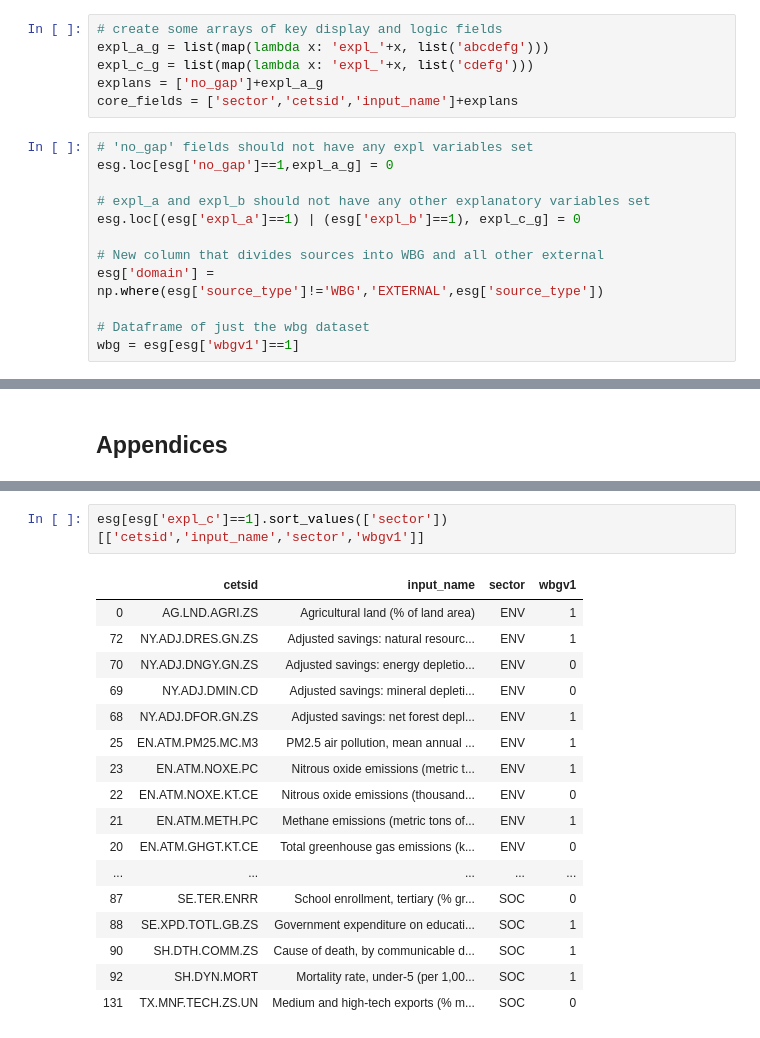
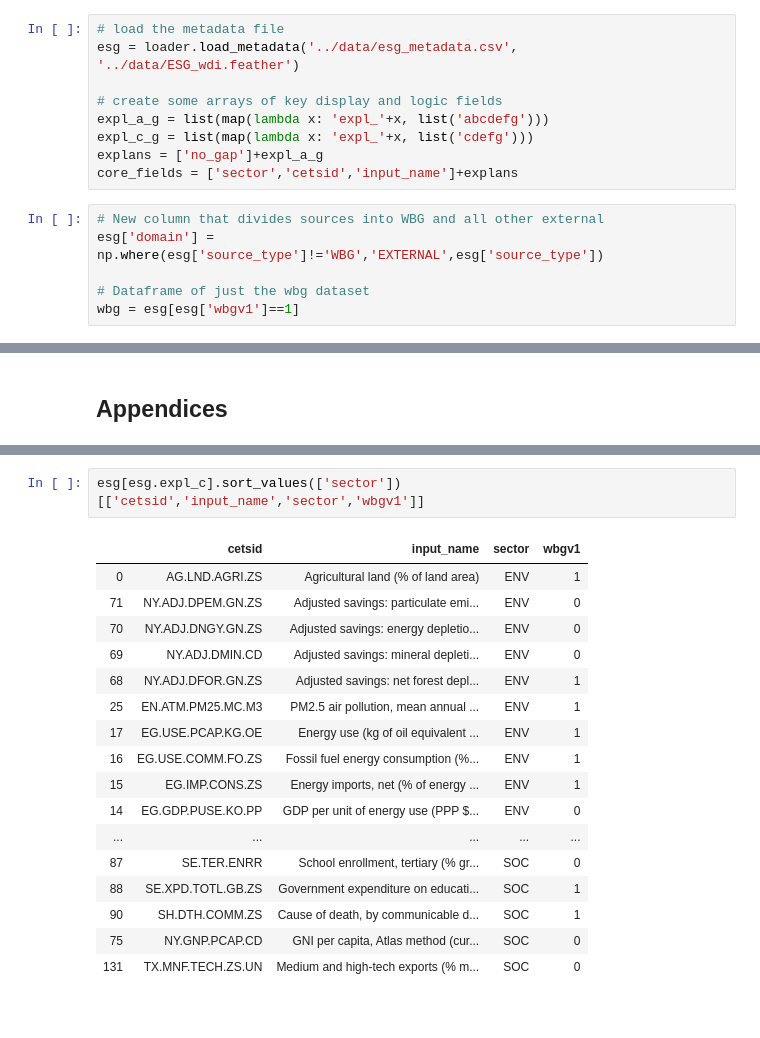
Before and after one commit to worldbank/ESG_gaps_research, a Jupyter notebook: python/summary-analysis.ipynb, the cells around one changed output, grey strips where cells are left out. Cells and saved outputs as stored; diff of their text form.

```diff
--- a/python/summary-analysis.ipynb
+++ b/python/summary-analysis.ipynb
@@ -11,16 +11,13 @@ esg = pd.read_csv('../data/esg_metadata.csv')
 # %%
+# load the metadata file
+esg = loader.load_metadata('../data/esg_metadata.csv', '../data/ESG_wdi.feather')
+
 # create some arrays of key display and logic fields
 expl_a_g = list(map(lambda x: 'expl_'+x, list('abcdefg')))
 expl_c_g = list(map(lambda x: 'expl_'+x, list('cdefg')))
 explans = ['no_gap']+expl_a_g
 core_fields = ['sector','cetsid','input_name']+explans
 # %%
-# 'no_gap' fields should not have any expl variables set
-esg.loc[esg['no_gap']==1,expl_a_g] = 0
-
-# expl_a and expl_b should not have any other explanatory variables set
-esg.loc[(esg['expl_a']==1) | (esg['expl_b']==1), expl_c_g] = 0
-
 # New column that divides sources into WBG and all other external
 esg['domain'] = np.where(esg['source_type']!='WBG','EXTERNAL',esg['source_type'])
 
@@ -257,23 +256,23 @@ esg[esg['expl_b']==1].sort_values(['sector'])[['cetsid','input_name','sector','w
 | 66 | NW.NCA.SAGA.TO | Natural capital, subsoil assets: ... | ENV | 0 |
 | 67 | NW.NCA.SAOI.TO | Natural capital, subsoil assets: ... | ENV | 0 |
 # %%
-esg[esg['expl_c']==1].sort_values(['sector'])[['cetsid','input_name','sector','wbgv1']]
+esg[esg.expl_c].sort_values(['sector'])[['cetsid','input_name','sector','wbgv1']]
 # %% [output]
 |  | cetsid | input_name | sector | wbgv1 |
 | 0 | AG.LND.AGRI.ZS | Agricultural land (% of land area) | ENV | 1 |
-| 72 | NY.ADJ.DRES.GN.ZS | Adjusted savings: natural resourc... | ENV | 1 |
+| 71 | NY.ADJ.DPEM.GN.ZS | Adjusted savings: particulate emi... | ENV | 0 |
 | 70 | NY.ADJ.DNGY.GN.ZS | Adjusted savings: energy depletio... | ENV | 0 |
 | 69 | NY.ADJ.DMIN.CD | Adjusted savings: mineral depleti... | ENV | 0 |
 | 68 | NY.ADJ.DFOR.GN.ZS | Adjusted savings: net forest depl... | ENV | 1 |
 | 25 | EN.ATM.PM25.MC.M3 | PM2.5 air pollution, mean annual ... | ENV | 1 |
-| 23 | EN.ATM.NOXE.PC | Nitrous oxide emissions (metric t... | ENV | 1 |
-| 22 | EN.ATM.NOXE.KT.CE | Nitrous oxide emissions (thousand... | ENV | 0 |
-| 21 | EN.ATM.METH.PC | Methane emissions (metric tons of... | ENV | 1 |
-| 20 | EN.ATM.GHGT.KT.CE | Total greenhouse gas emissions (k... | ENV | 0 |
+| 17 | EG.USE.PCAP.KG.OE | Energy use (kg of oil equivalent ... | ENV | 1 |
+| 16 | EG.USE.COMM.FO.ZS | Fossil fuel energy consumption (%... | ENV | 1 |
+| 15 | EG.IMP.CONS.ZS | Energy imports, net (% of energy ... | ENV | 1 |
+| 14 | EG.GDP.PUSE.KO.PP | GDP per unit of energy use (PPP $... | ENV | 0 |
 | ... | ... | ... | ... | ... |
 | 87 | SE.TER.ENRR | School enrollment, tertiary (% gr... | SOC | 0 |
 | 88 | SE.XPD.TOTL.GB.ZS | Government expenditure on educati... | SOC | 1 |
 | 90 | SH.DTH.COMM.ZS | Cause of death, by communicable d... | SOC | 1 |
-| 92 | SH.DYN.MORT | Mortality rate, under-5 (per 1,00... | SOC | 1 |
+| 75 | NY.GNP.PCAP.CD | GNI per capita, Atlas method (cur... | SOC | 0 |
 | 131 | TX.MNF.TECH.ZS.UN | Medium and high-tech exports (% m... | SOC | 0 |
 # %%
```
Also changed, not shown: parts of 17 cells of this notebook, 3 other files.
